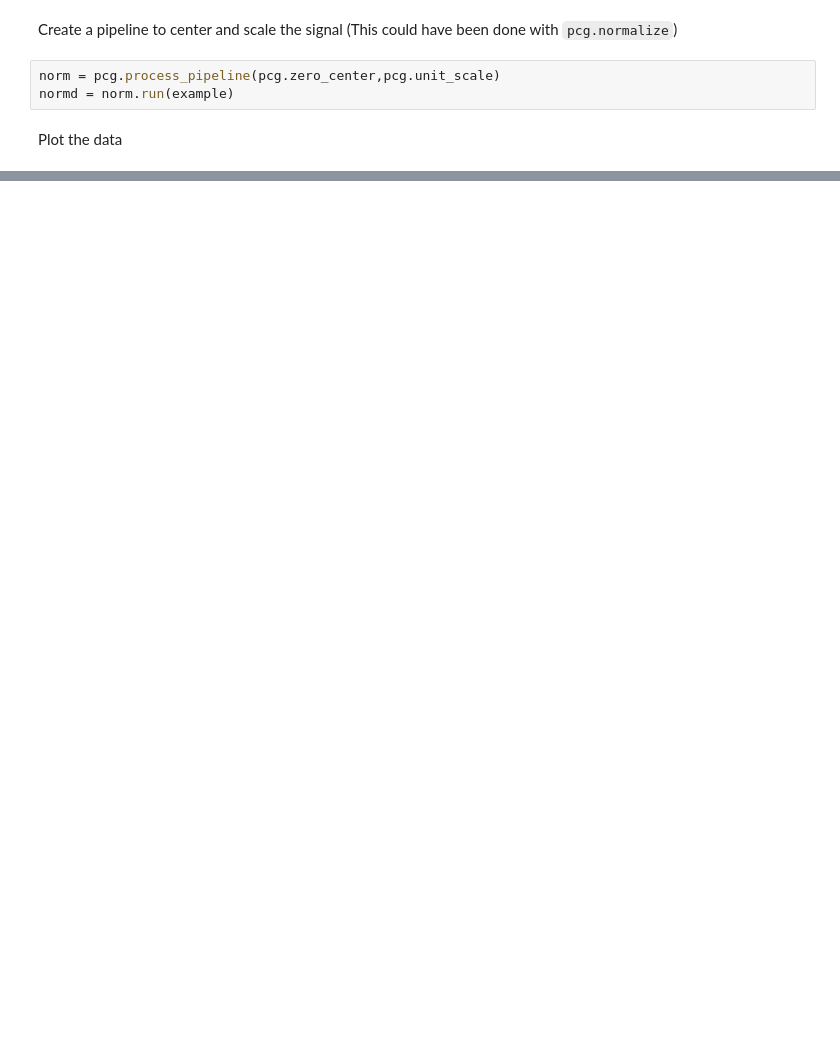
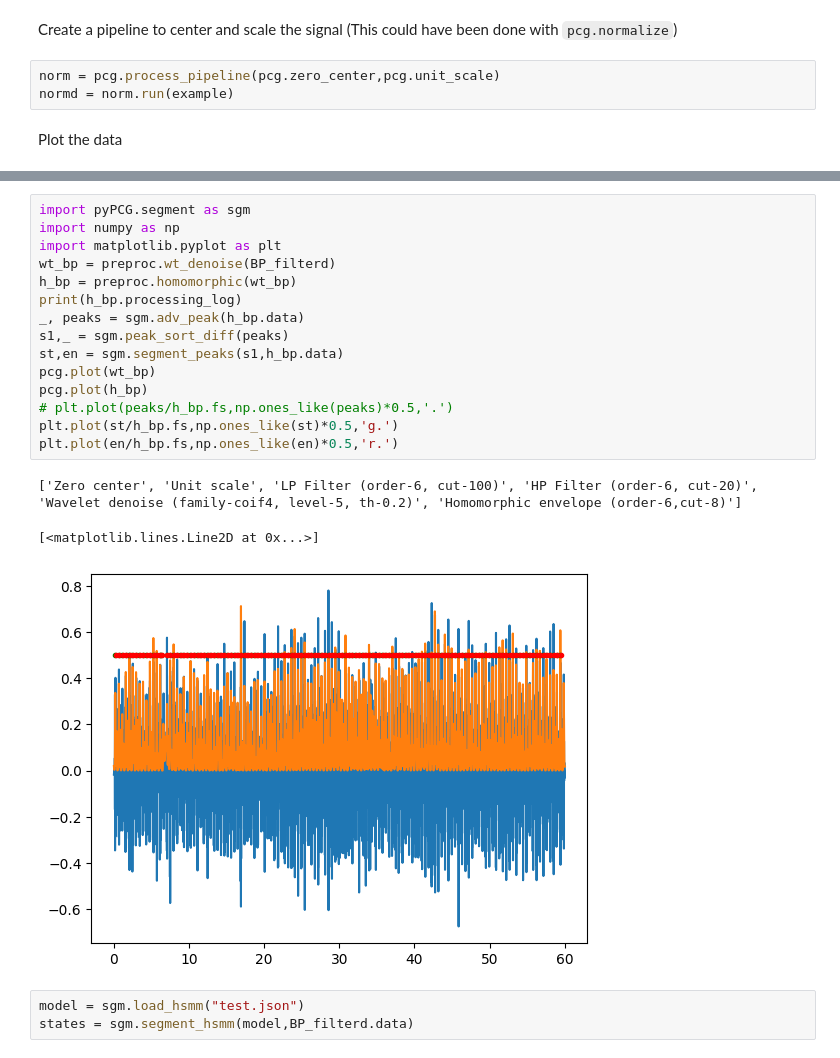
Before and after one commit to mulkr/pyPCG-toolbox, a Jupyter notebook: testing_sandbox.ipynb, the cells around one changed output, grey strips where cells are left out. Drawn from its saved outputs; the diff is of its cells as text; blank space fills up the shorter version.

Commit message:
Port HSMM segmenter from old project

```diff
--- a/testing_sandbox.ipynb
+++ b/testing_sandbox.ipynb
@@ -46,0 +48,22 @@ print(h_wt.processing_log)
+# %%
+import pyPCG.segment as sgm
+import numpy as np
+import matplotlib.pyplot as plt
+wt_bp = preproc.wt_denoise(BP_filterd)
+h_bp = preproc.homomorphic(wt_bp)
+print(h_bp.processing_log)
+_, peaks = sgm.adv_peak(h_bp.data)
+s1,_ = sgm.peak_sort_diff(peaks)
+st,en = sgm.segment_peaks(s1,h_bp.data)
+pcg.plot(wt_bp)
+pcg.plot(h_bp)
+# plt.plot(peaks/h_bp.fs,np.ones_like(peaks)*0.5,'.')
+plt.plot(st/h_bp.fs,np.ones_like(st)*0.5,'g.')
+plt.plot(en/h_bp.fs,np.ones_like(en)*0.5,'r.')
+# %% [output]
+['Zero center', 'Unit scale', 'LP Filter (order-6, cut-100)', 'HP Filter (order-6, cut-20)', 'Wavelet denoise (family-coif4, level-5, th-0.2)', 'Homomorphic envelope (order-6,cut-8)']
+[<matplotlib.lines.Line2D at 0x...>]
+[figure, added]
+# %%
+model = sgm.load_hsmm("test.json")
+states = sgm.segment_hsmm(model,BP_filterd.data)
```
Also changed, not shown: parts of 6 cells of this notebook, 3 other files.
